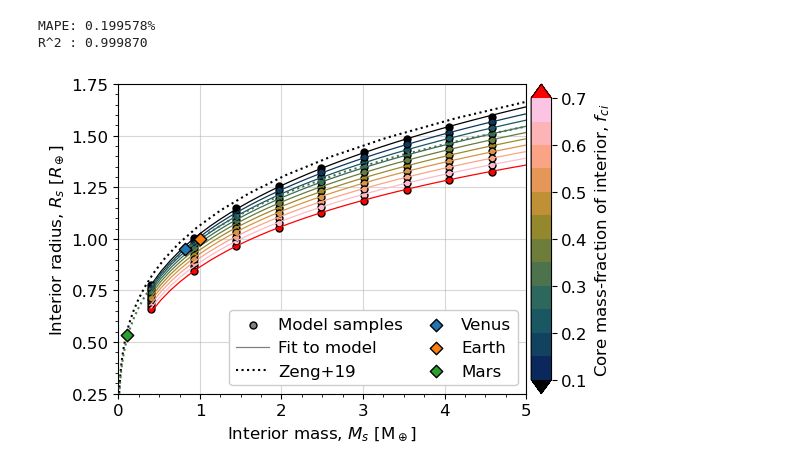
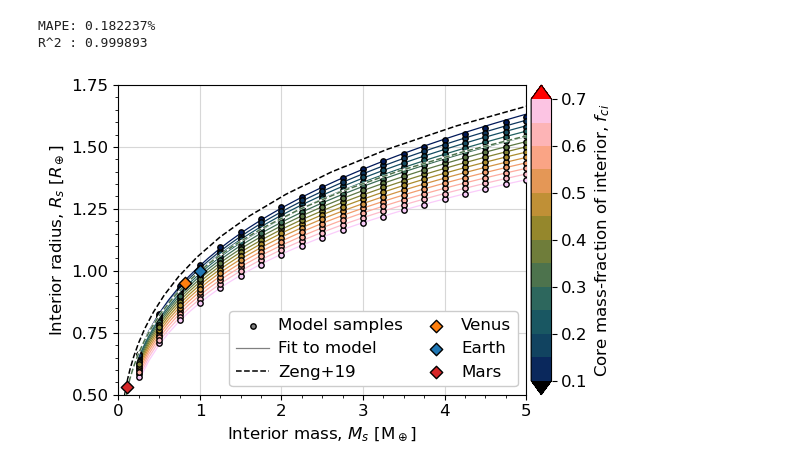
Before and after one commit to FormingWorlds/Zalmoxis, a Jupyter notebook: src/tools/paper_plot.ipynb, the cells around one changed output. Saved outputs shown, nothing was run; the diff lists cells and outputs as text; code cells hidden in the pictures.

Commit message:
More plot improvements

```diff
--- a/src/tools/paper_plot.ipynb
+++ b/src/tools/paper_plot.ipynb
@@ -79,7 +81,11 @@ y_fit = []
 e_fit = []
 for m in mass_unique:
     for c in core_unique:
-        i = int(np.argwhere((m == pointsT[0]) & (c == pointsT[1])).flatten()[0])
+        i = np.argwhere((m == pointsT[0]) & (c == pointsT[1])).flatten()
+        if len(i) > 0:
+            i = int(i.flatten()[0])
+        else:
+            continue
         y_dat.append(pointsT[2][i])
         y_fit.append(fit((m,c), *popt))
 
@@ -97,8 +103,8 @@ ss_tot = np.sum((y_dat - np.mean(y_dat)) ** 2)
 R2 = 1 - (ss_res / ss_tot)
 print(f"R^2 : {R2:2.6f}")
 # %% [output]
-MAPE: 0.199578%
-R^2 : 0.999870
+MAPE: 0.182237%
+R^2 : 0.999893
 # %%
 
 cmin = 0.1
@@ -115,61 +121,65 @@ sm = cm.ScalarMappable(norm=norm, cmap=cmap)
 fig,ax = plt.subplots(figsize=(6,4))
 
 # Model samples
-s = 25
+s = 15
 ax.scatter([],[], s=s, color='grey', label="Model samples", edgecolors='k')
 for p in points:
     x = p[0]
     y = p[2]
     col = sm.to_rgba(p[1])
-    ax.scatter(x, y, color=col, zorder=5, edgecolors='k', s=s)
+    ax.scatter(x, y, color=col, zorder=9, edgecolors='k', s=s)
 
 # Show fitted curve
 ax.plot(    [],[],lw=0.9, color='grey', label="Fit to model", ls='solid')
-for c_tst in core_unique:
+for i,c_tst in enumerate(core_unique):
     m_arr = np.linspace(np.amin(mass_unique), np.amax(mass_unique), 40)
     r_arr = [fit((m,c_tst), *popt) for m in m_arr]
     ax.plot(m_arr,r_arr, color=sm.to_rgba(c_tst), ls='solid', zorder=6, lw=0.9)
 
-# Zeng2019 curve for pure MgSiO3
-ax.plot(zeng_sil[0], zeng_sil[1], zorder=7, ls='dotted', color=sm.to_rgba(0.0), label="Zeng+19")
-ax.plot(zeng_mix[0], zeng_mix[1], zorder=7, ls='dotted', color=sm.to_rgba(0.325))
+# Zeng2019 curves
+pez = [pe.Stroke(linewidth=4, foreground='k'), pe.Normal()]
+lwz = 1.1
+ax.plot(zeng_sil[0], zeng_sil[1], zorder=301, ls='solid',  lw=lwz*1.4, color='w')
+ax.plot(zeng_sil[0], zeng_sil[1], zorder=302, ls='dashed', lw=lwz,color=sm.to_rgba(0.0), label="Zeng+19")
+ax.plot(zeng_mix[0], zeng_mix[1], zorder=311, ls='solid',  lw=lwz*1.4, color='w')
+ax.plot(zeng_mix[0], zeng_mix[1], zorder=312, ls='dashed', lw=lwz, color=sm.to_rgba(0.325))
 
 # Known planets (radius/km, mass/1e24kg)
 # https://ssd.jpl.nasa.gov/planets/phys_par.html
 planets = {
-    # "Mercury": [2439.4, 0.33010],
-    "Venus":   [6051.8, 4.86731],
-    "Earth":   [6371.0, 5.97217],
-    "Mars":    [3389.5, 0.64169]
+    # "Mercury": [2439.4, 0.33010, 'grey'],
+    "Venus":   [6051.8, 4.86731, 'tab:orange'],
+    "Earth":   [6371.0, 5.97217, 'tab:blue'],
+    "Mars":    [3389.5, 0.64169, 'tab:red']
 }
 for p,v in planets.items():
-    ax.scatter(v[1]*1e24/M_earth, v[0]*1e3/R_earth, label=p, zorder=10, s=40, marker='D', edgecolors='k')
+    ax.scatter(v[1]*1e24/M_earth, v[0]*1e3/R_earth, label=p, zorder=900, s=40, marker='D', edgecolors='k', color=v[2])
 
 ax.set_xlabel(r'Interior mass, $M_s$ [M$_\oplus$]')
 ax.set_xlim(left=0, right=5)
 ax.xaxis.set_major_locator(mpl.ticker.MultipleLocator(1.0))
 ax.xaxis.set_minor_locator(mpl.ticker.MultipleLocator(0.25))
 
 ax.set_ylabel(r'Interior radius, $R_s$ [$R_\oplus$]')
-ax.set_ylim(bottom=0.25, top=1.75)
+ax.set_ylim(bottom=0.50, top=1.75)
 ax.yaxis.set_major_locator(mpl.ticker.MultipleLocator(0.25))
 ax.yaxis.set_minor_locator(mpl.ticker.MultipleLocator(0.05))
 
 ax.legend(framealpha=1, loc='lower right', ncol=2,
           handletextpad=0.5, columnspacing=1.0)
 
 ax.grid(zorder=-10, alpha=0.5)
 
 cax =  make_axes_locatable(ax).append_axes("right", size="5%",pad=0.05)
 bnd = np.arange(cmin,cmax+0.05,0.05)
 tck = np.arange(cmin,cmax+0.1,0.1)
 cb = fig.colorbar(sm, cax=cax, label=r"Core mass-fraction of interior, $f_{ci}$",
                   boundaries=bnd, ticks=tck,
                   extend='both')
 cb.ax.set_ylim(bottom=cmin, top=cmax)
 
 fig.tight_layout()
 plt.show()
 fig.savefig(output_dir+"interior.pdf", bbox_inches='tight')
 # %% [output]
-[figure, old version]
+[figure, new version]
```
Also changed, not shown: parts of 3 cells of this notebook, 1 other file.
